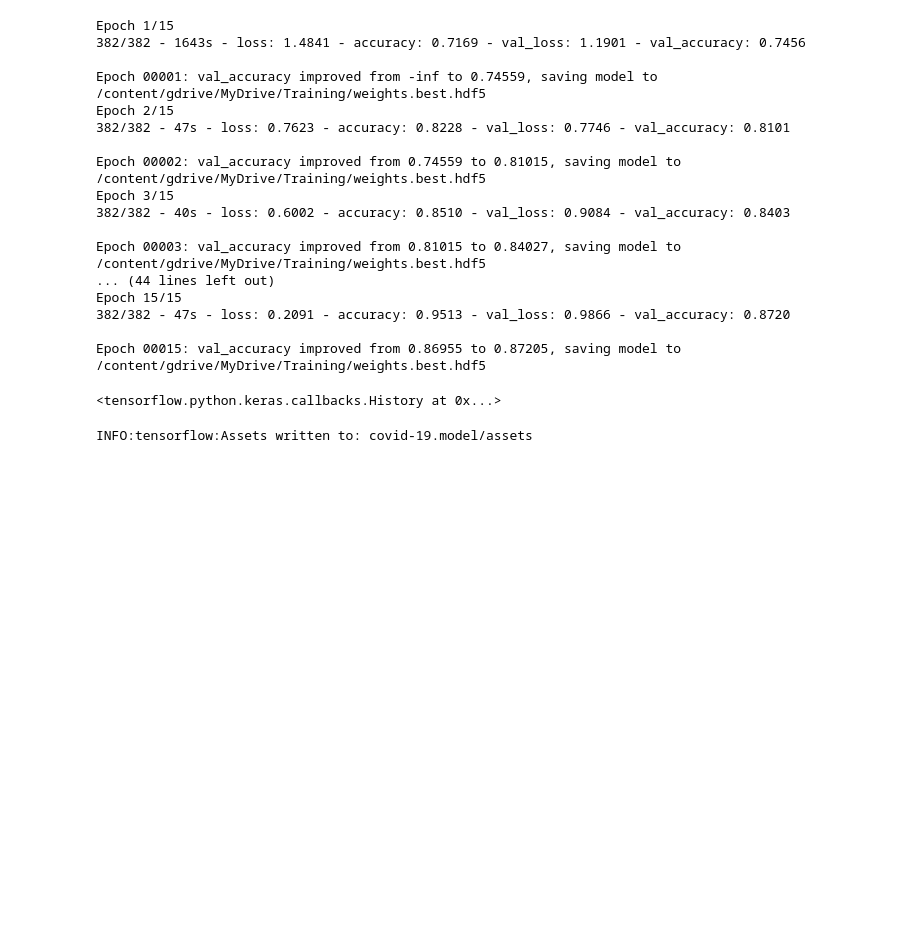
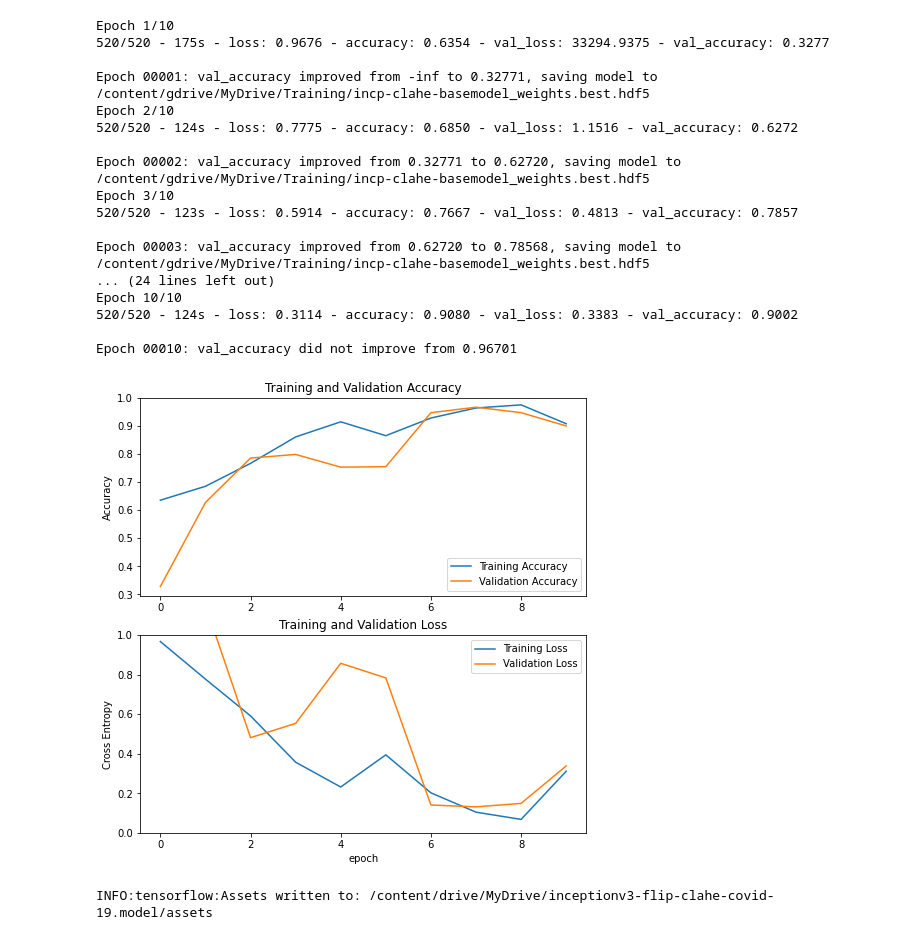
Before and after one commit to aycaecemgul/COVID-19, a Jupyter notebook: Covid_19.ipynb, the cells around one changed output. Saved outputs shown, nothing was run; the diff lists cells and outputs as text; code cells hidden in the pictures; blank space fills up the shorter version.

```diff
--- a/Covid_19.ipynb
+++ b/Covid_19.ipynb
@@ -130,5 +124,8 @@ normalization_layer = tf.keras.layers.experimental.preprocessing.Rescaling(1./25
 # %%
-dataset_train = dataset_train.map(lambda x, y: (normalization_layer(x), y))
-dataset_val = dataset_val.map(lambda x, y: (normalization_layer(x), y))
+flip_layer=tf.keras.layers.experimental.preprocessing.RandomFlip(mode="vertical")
+
+dataset_train = dataset_train.map(lambda x, y: (flip_layer(x), y))
+
+dataset_val = dataset_val.map(lambda x, y: (flip_layer(x), y))
 # %%
 base_model = InceptionV3(
@@ -165,2 +172,12 @@ _________________________________________________________________
+# %%
+# Checkpoint the weights when validation accuracy improves
+from tensorflow.keras.callbacks import ModelCheckpoint
+import matplotlib.pyplot as plt
+import numpy
+numpy.random.seed(123)
+
+filepath="/content/gdrive/MyDrive/Training/incp-clahe-basemodel_weights.best.hdf5"
+checkpoint = ModelCheckpoint(filepath, monitor='val_accuracy', verbose=2, save_best_only=True, mode='max')
+callbacks_list = [checkpoint]
 # %%
 model.compile(loss="sparse_categorical_crossentropy", optimizer='adam', metrics=['accuracy'])
@@ -179,25 +184,52 @@ callbacks_list = [checkpoint]
 # %%
-model.fit(dataset_train,batch_size=32,validation_data = dataset_val,callbacks=callbacks_list,epochs = 15,verbose=2)
+#inception v3
+history=model.fit(dataset_train,batch_size=32,validation_data = dataset_val,epochs = 10,callbacks=callbacks_list,verbose=2,shuffle=True)
 # %% [output]
-Epoch 1/15
-382/382 - 1643s - loss: 1.4841 - accuracy: 0.7169 - val_loss: 1.1901 - val_accuracy: 0.7456
+Epoch 1/10
+520/520 - 175s - loss: 0.9676 - accuracy: 0.6354 - val_loss: 33294.9375 - val_accuracy: 0.3277
 
-Epoch 00001: val_accuracy improved from -inf to 0.74559, saving model to /content/gdrive/MyDrive/Training/weights.best.hdf5
-Epoch 2/15
-382/382 - 47s - loss: 0.7623 - accuracy: 0.8228 - val_loss: 0.7746 - val_accuracy: 0.8101
+Epoch 00001: val_accuracy improved from -inf to 0.32771, saving model to /content/gdrive/MyDrive/Training/incp-clahe-basemodel_weights.best.hdf5
+Epoch 2/10
+520/520 - 124s - loss: 0.7775 - accuracy: 0.6850 - val_loss: 1.1516 - val_accuracy: 0.6272
 
-Epoch 00002: val_accuracy improved from 0.74559 to 0.81015, saving model to /content/gdrive/MyDrive/Training/weights.best.hdf5
-Epoch 3/15
-382/382 - 40s - loss: 0.6002 - accuracy: 0.8510 - val_loss: 0.9084 - val_accuracy: 0.8403
+Epoch 00002: val_accuracy improved from 0.32771 to 0.62720, saving model to /content/gdrive/MyDrive/Training/incp-clahe-basemodel_weights.best.hdf5
+Epoch 3/10
+520/520 - 123s - loss: 0.5914 - accuracy: 0.7667 - val_loss: 0.4813 - val_accuracy: 0.7857
 
-Epoch 00003: val_accuracy improved from 0.81015 to 0.84027, saving model to /content/gdrive/MyDrive/Training/weights.best.hdf5
-... (44 lines left out)
-Epoch 15/15
-382/382 - 47s - loss: 0.2091 - accuracy: 0.9513 - val_loss: 0.9866 - val_accuracy: 0.8720
+Epoch 00003: val_accuracy improved from 0.62720 to 0.78568, saving model to /content/gdrive/MyDrive/Training/incp-clahe-basemodel_weights.best.hdf5
+... (24 lines left out)
+Epoch 10/10
+520/520 - 124s - loss: 0.3114 - accuracy: 0.9080 - val_loss: 0.3383 - val_accuracy: 0.9002
 
-Epoch 00015: val_accuracy improved from 0.86955 to 0.87205, saving model to /content/gdrive/MyDrive/Training/weights.best.hdf5
+Epoch 00010: val_accuracy did not improve from 0.96701
-<tensorflow.python.keras.callbacks.History at 0x...>
+# %%
+acc = history.history['accuracy']
+val_acc = history.history['val_accuracy']
+
+loss = history.history['loss']
+val_loss = history.history['val_loss']
+
+plt.figure(figsize=(8, 8))
+plt.subplot(2, 1, 1)
+plt.plot(acc, label='Training Accuracy')
+plt.plot(val_acc, label='Validation Accuracy')
+plt.legend(loc='lower right')
+plt.ylabel('Accuracy')
+plt.ylim([min(plt.ylim()),1])
+plt.title('Training and Validation Accuracy')
+
+plt.subplot(2, 1, 2)
+plt.plot(loss, label='Training Loss')
+plt.plot(val_loss, label='Validation Loss')
+plt.legend(loc='upper right')
+plt.ylabel('Cross Entropy')
+plt.ylim([0,1.0])
+plt.title('Training and Validation Loss')
+plt.xlabel('epoch')
+plt.show()
+# %% [output]
+[figure, added]
 # %%
-model.save("covid-19.model")
+model.save("/content/drive/MyDrive/inceptionv3-flip-clahe-covid-19.model")
 # %% [output]
-INFO:tensorflow:Assets written to: covid-19.model/assets
+INFO:tensorflow:Assets written to: /content/drive/MyDrive/inceptionv3-flip-clahe-covid-19.model/assets
```
Also changed, not shown: parts of 24 cells of this notebook.
